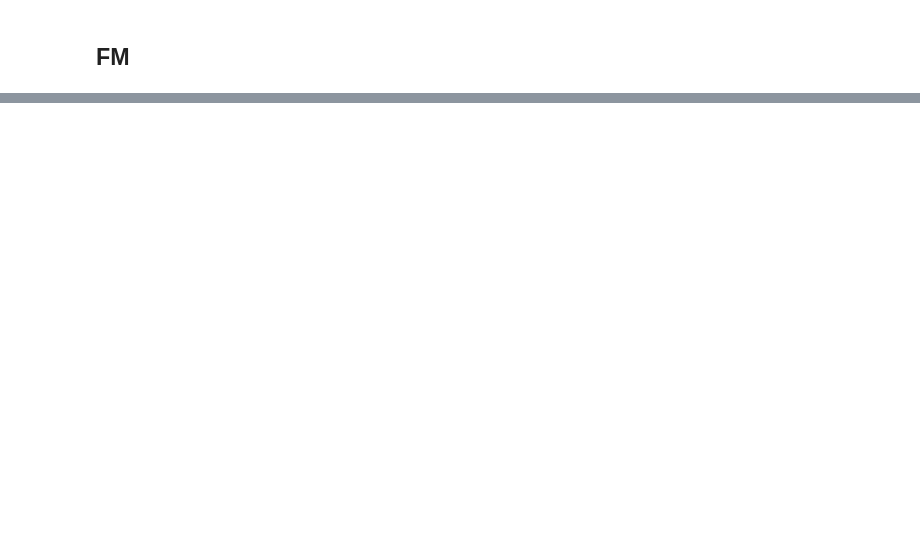
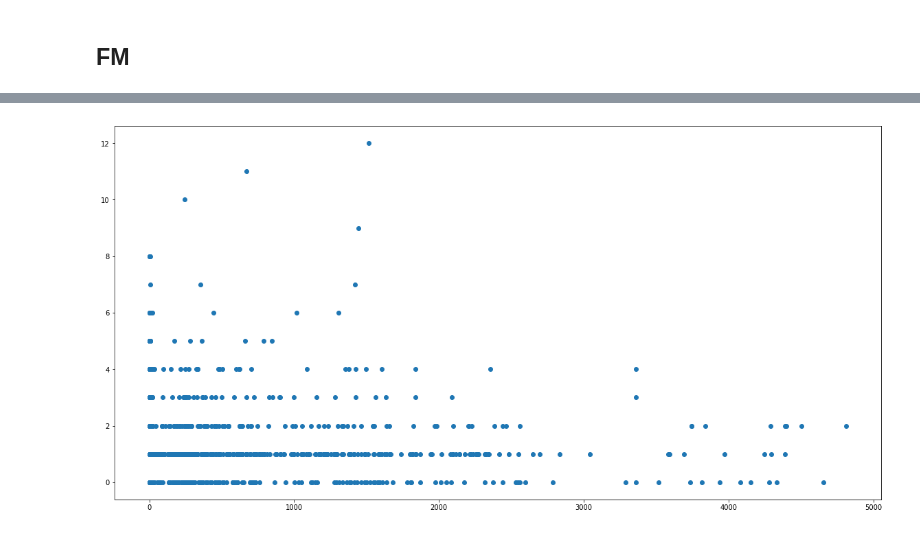
Before and after one commit to IooHooI/RECOMMENDATION_SYSTEMS_2, a Jupyter notebook: notebooks/SOLUTION.ipynb, the cells around one changed output, grey strips where cells are left out. Cells and saved outputs as stored; diff of their text form; code cells hidden in the pictures; blank space fills up the shorter version.

```diff
--- a/notebooks/SOLUTION.ipynb
+++ b/notebooks/SOLUTION.ipynb
@@ -512,0 +724,7 @@ plt.show()
+# %%
+X_train_with_user_and_song_meta_g1 = pd.concat([X_train_with_user_and_song_meta, y_train], axis=1).groupby('msno')[['days_registered', 'target']].aggregate(
+    {
+        'days_registered': lambda x: sum(x) / len(x),
+        'target': lambda x: sum(x)
+    }
+)
@@ -512,0 +741,6 @@ plt.show()
+# %%
+f = plt.figure(figsize=(20, 10))
+plt.scatter(X_train_with_user_and_song_meta_g1['days_registered'], X_train_with_user_and_song_meta_g1['target'])
+plt.show()
+# %% [output]
+[figure, added]
```
Also changed, not shown: parts of 33 cells of this notebook, 3 other files.
